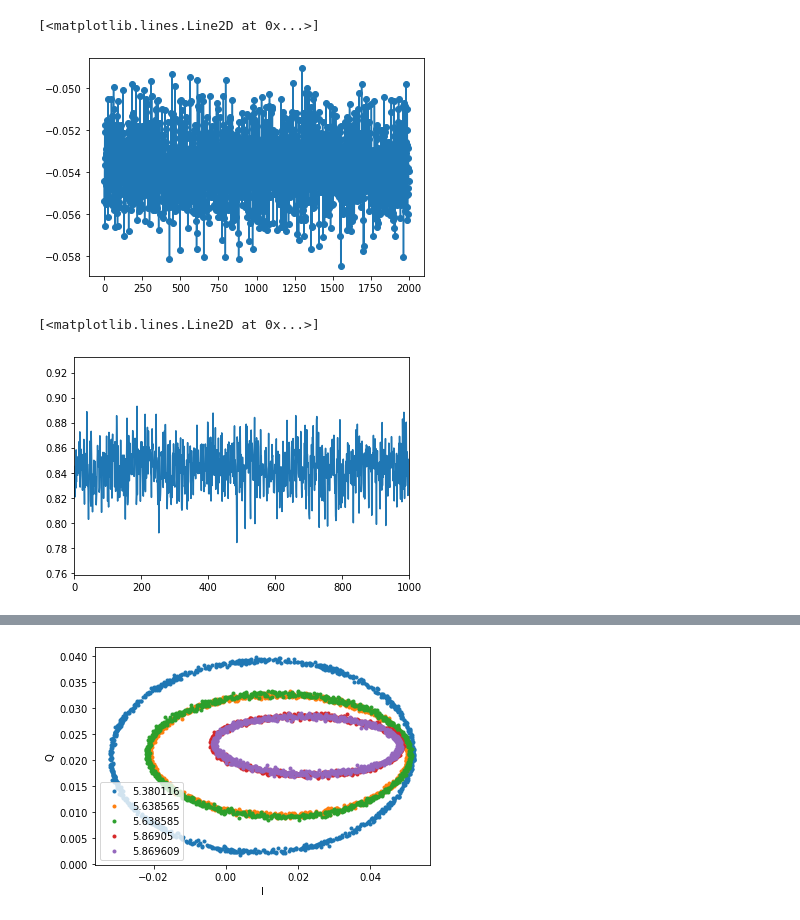
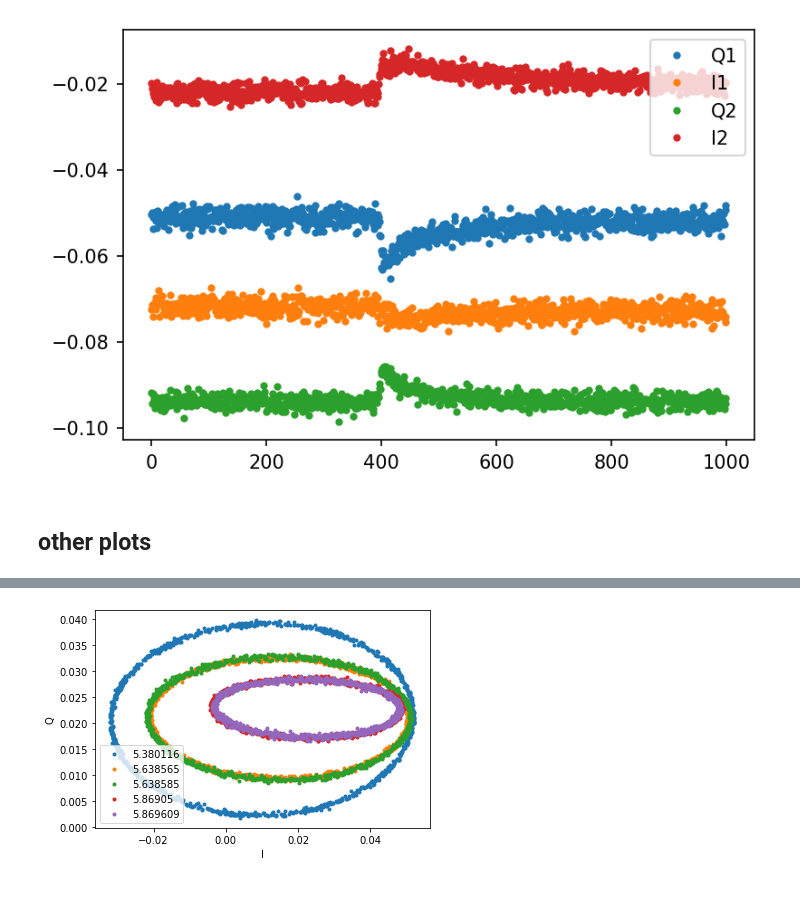
Before and after one commit to biqute/QTLab2122, a Jupyter notebook: SingleIRsource/scripts/analysis.ipynb, the cells around one changed output, grey strips where cells are left out. Drawn from its saved outputs; the diff is of its cells as text; code cells hidden in the pictures; blank space fills up the shorter version.

```diff
--- a/SingleIRsource/scripts/analysis.ipynb
+++ b/SingleIRsource/scripts/analysis.ipynb
@@ -100,35 +83,27 @@ Point found during the falling at position 995 with a frequency of 5.86436.
 # %%
-#5.345679 #5.380116 #5.638565 #5.869609
 path = '../data/raw/edge_acq/'
-file_name = 'noise_060522_183913'
+file_name = 'acq_060522_174423'
 file = path + file_name + '.h5'
 
 import json
 with open(path + 'config_' + file_name + '.json', 'r') as f:
     config = json.load(f)
-#big_plot_from_file(file, config['ref'][0], config['step'])
-#I1, Q1, I2, Q2 = get_hdf5_2(file)
-with h5py.File(file, 'r') as hdf:
-    I1 = np.array(hdf['i_signal_ch0'])
-    Q1 = np.array(hdf['q_signal_ch0'])
-    I2 = np.array(hdf['i_signal_ch1'])
-    Q2 = np.array(hdf['q_signal_ch1'])
+
+I1, Q1, I2, Q2 = get_hdf5_2(file)
 # %%
-nn=300
-plt.plot(Q1[nn],'o-', label='Q1')
-#plt.xlim(980,1025)
-#plt.plot(I1[nn])
-#plt.plot(Q2[nn])
-#plt.plot(I2[nn])
+nn=678
+plt.figure(dpi=150)
+plt.plot(Q1[nn],'.', label='Q1')
+plt.plot(I1[nn],'.', label='I1')
+plt.plot(Q2[nn],'.', label='Q2')
+plt.plot(I2[nn],'.', label='I2')
+plt.legend()
+plt.show()
+#'o-'
 # %% [output]
-[<matplotlib.lines.Line2D at 0x...>]
-[figure, old version]
+[figure, new version]
-# %%
-plt.xlim(0, 1e3)
-plt.plot(np.arctan(I1[0]/Q1[0]))
-# %% [output]
-[<matplotlib.lines.Line2D at 0x...>]
-[figure, removed]
+# %% [markdown]
+## other plots
 # %%
 path = '../data/raw/mix_cal/mixer1/'
 for i in [0,2,4,6,8,10]:
```
Also changed, not shown: parts of 42 cells of this notebook, 10 other files.
